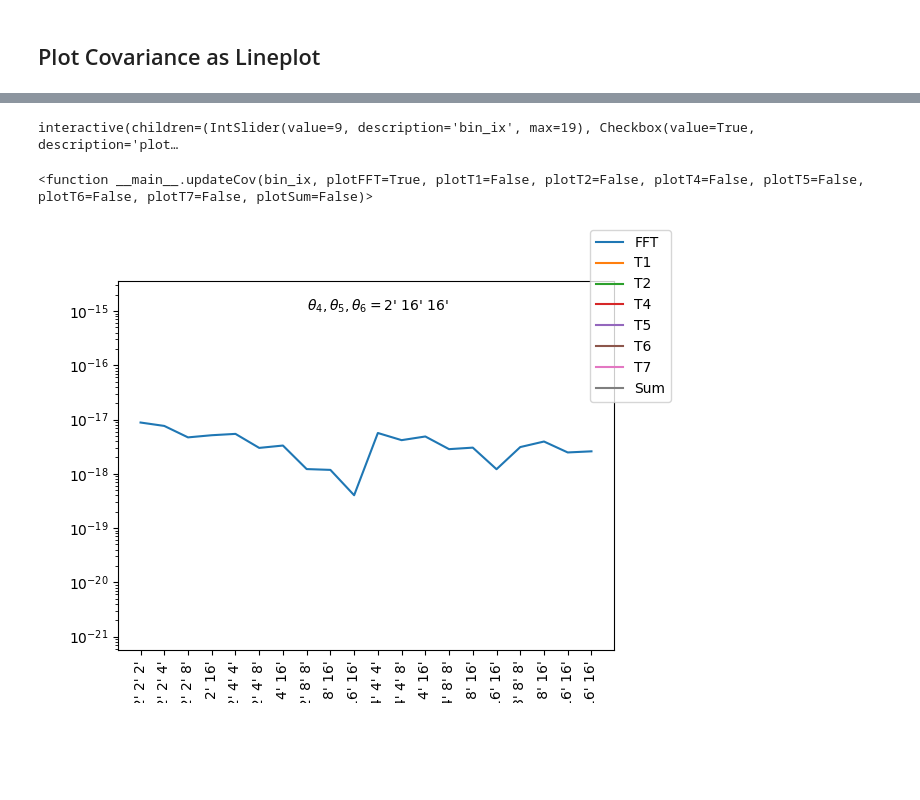
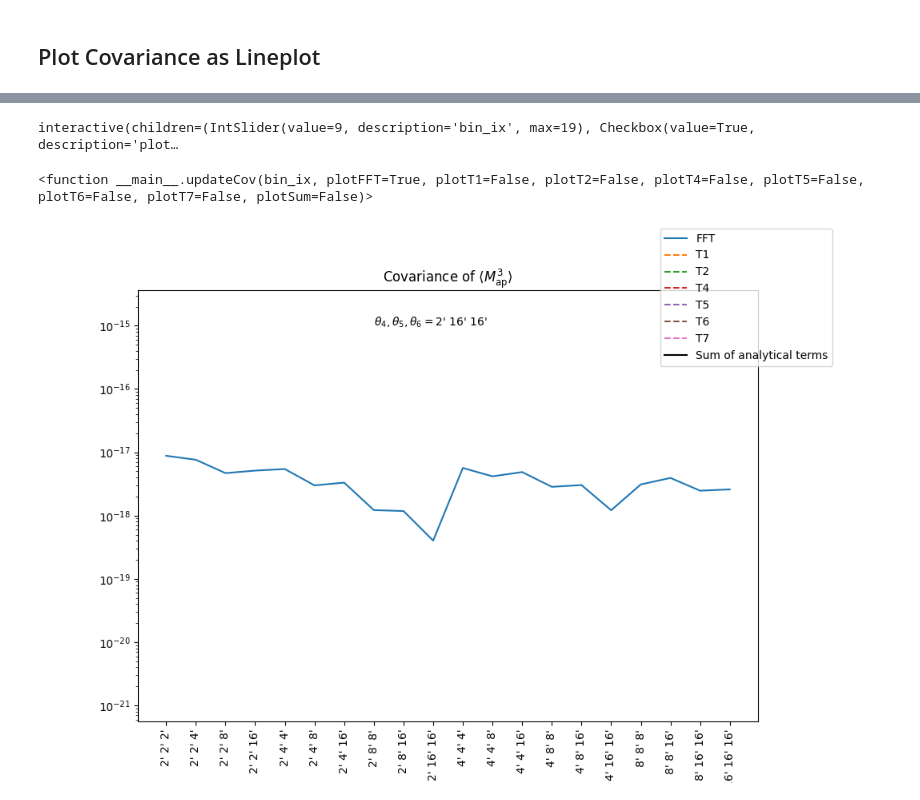
Before and after one commit to sheydenreich/threepoint, a Jupyter notebook: python_scripts/interactivePlotsCovariance.ipynb, the cells around one changed output, grey strips where cells are left out. Drawn from its saved outputs; the diff is of its cells as text; code cells hidden in the pictures; blank space fills up the shorter version.

Commit message:
Interactive Plots for covariance

```diff
--- a/python_scripts/interactivePlotsCovariance.ipynb
+++ b/python_scripts/interactivePlotsCovariance.ipynb
@@ -47,17 +55,19 @@ thetas_ticks = np.arange(0, N)
 # %%
-fig, ax=plt.subplots()
+fig, ax=plt.subplots(figsize=(10,7))
 ax.set_yscale('log')
 ax.set_xticks(thetas_ticks)
 ax.set_xticklabels(thetas_labels, rotation=90)
+ax.set_title(r"Covariance of $\langle M_\mathrm{ap}^3\rangle$")
+ax.set_xlabel(r"$\theta_1, \theta_2, \theta_3$")
 thetaText=ax.text(N/2-3, 1e-15, r"$\theta_4, \theta_5, \theta_6=$"+thetas_labels[0])
 line,=ax.plot(cov_fft[0], label='FFT')
-T1,=ax.plot(cov_T1inf[0], label='T1')
-T2,=ax.plot(cov_T1inf[0], label='T2')
-T4,=ax.plot(cov_T1inf[0], label='T4')
-T5,=ax.plot(cov_T1inf[0], label='T5')
-T6,=ax.plot(cov_T1inf[0], label='T6')
-T7,=ax.plot(cov_T1inf[0], label='T7')
-Sum,=ax.plot(cov_T1inf[0], label='Sum')
+T1,=ax.plot(cov_T1inf[0], label='T1', ls='--')
+T2,=ax.plot(cov_T1inf[0], label='T2', ls='--')
+T4,=ax.plot(cov_T1inf[0], label='T4', ls='--')
+T5,=ax.plot(cov_T1inf[0], label='T5', ls='--')
+T6,=ax.plot(cov_T1inf[0], label='T6', ls='--')
+T7,=ax.plot(cov_T1inf[0], label='T7', ls='--')
+Sum,=ax.plot(cov_T1inf[0], label='Sum of analytical terms', color='k')
 fig.legend()
 
 sumCovs=cov_T1inf+cov_T2+cov_T4+cov_T5+cov_T6+cov_T7
@@ -80,31 +90,34 @@ def updateCov(bin_ix, plotFFT=True, plotT1=False, plotT2=False, plotT4=False, pl
         T2.set_ydata(np.nan*np.ones_like(cov_T2[bin_ix]))
 
     if(plotT4):
         T4.set_ydata(cov_T4[bin_ix])
     else:
         T4.set_ydata(np.nan*np.ones_like(cov_T4[bin_ix]))
     if(plotT5):
         T5.set_ydata(cov_T5[bin_ix])
     else:
         T5.set_ydata(np.nan*np.ones_like(cov_T5[bin_ix]))
     if(plotT6):
         T6.set_ydata(cov_T6[bin_ix])
     else:
         T6.set_ydata(np.nan*np.ones_like(cov_T6[bin_ix]))
     if(plotT7):
         T7.set_ydata(cov_T7[bin_ix])
     else:
         T7.set_ydata(np.nan*np.ones_like(cov_T7[bin_ix]))
 
 
     if(plotSum):
         Sum.set_ydata(sumCovs[bin_ix])
     else:
         Sum.set_ydata(np.nan*np.ones_like(sumCovs[bin_ix]))
 
+    fig.canvas.draw_idle()
+
+
 
 interact(updateCov, bin_ix=(0, N-1))
 # %% [output]
 interactive(children=(IntSlider(value=9, description='bin_ix', max=19), Checkbox(value=True, description='plot…
 <function __main__.updateCov(bin_ix, plotFFT=True, plotT1=False, plotT2=False, plotT4=False, plotT5=False, plotT6=False, plotT7=False, plotSum=False)>
-[figure, old version]
+[figure, new version]
```
Also changed, not shown: parts of 4 cells of this notebook.
